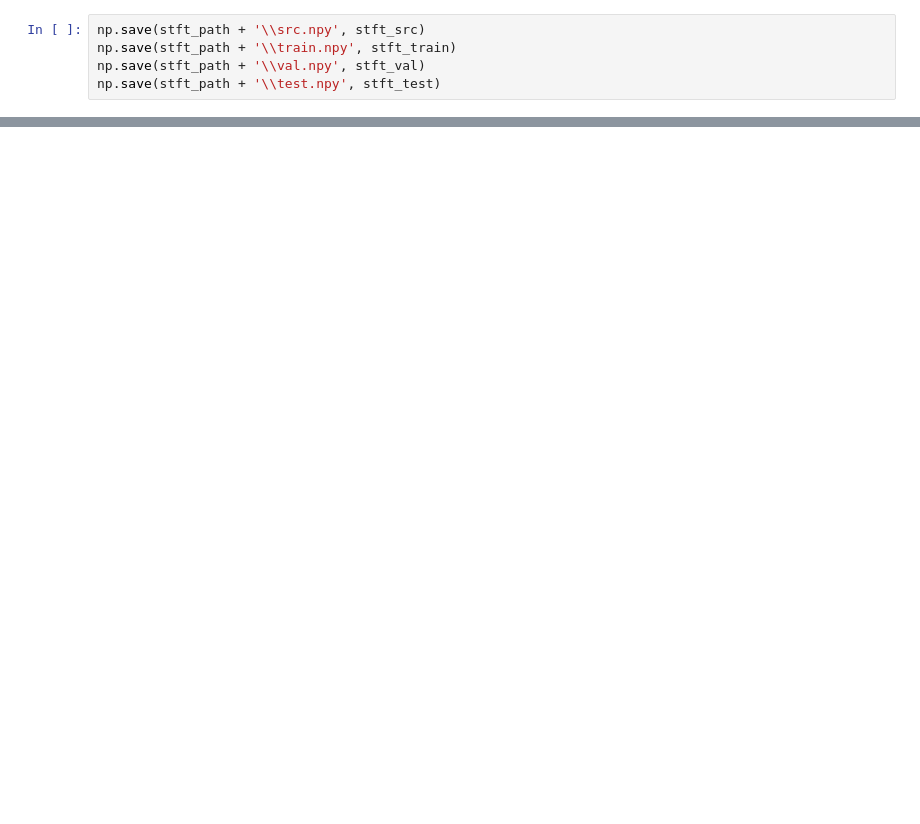
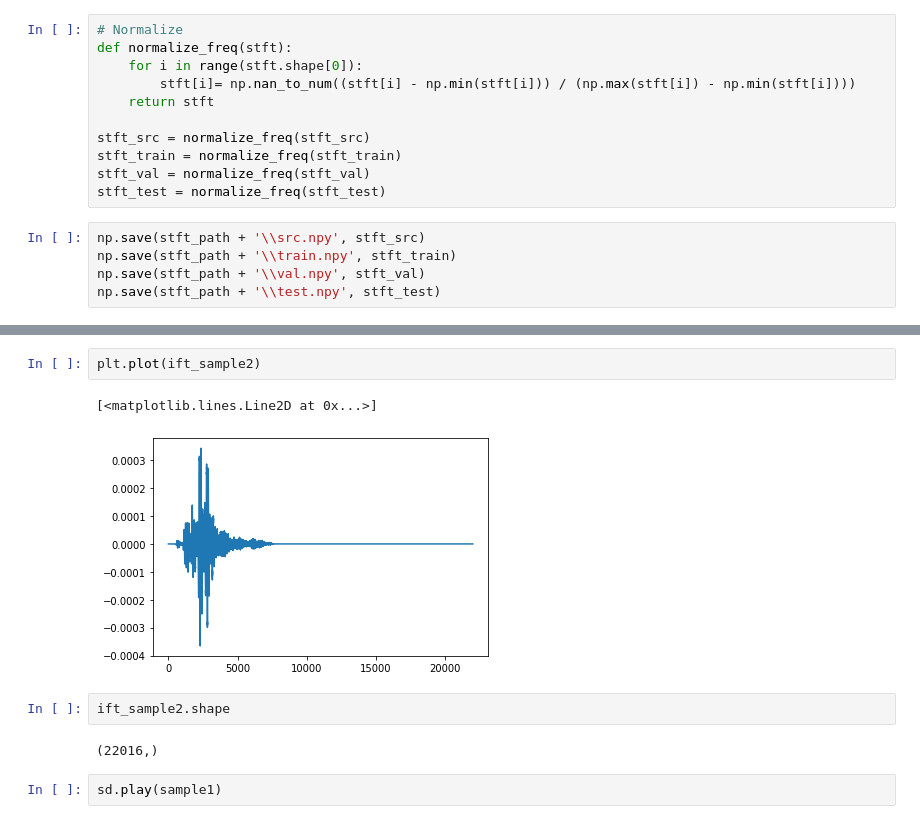
Before and after one commit to elliottwaissbluth/DrumSynthesis, a Jupyter notebook: Drum Synthesis/Data Exploration/preprocess.ipynb, the cells around one changed output, grey strips where cells are left out. Cells and saved outputs as stored; diff of their text form; blank space fills up the shorter version.

```diff
--- a/Drum Synthesis/Data Exploration/preprocess.ipynb
+++ b/Drum Synthesis/Data Exploration/preprocess.ipynb
@@ -58,3 +63,14 @@ stft_test = np.array(stft_test)
+# %%
+# Normalize
+def normalize_freq(stft):
+    for i in range(stft.shape[0]):
+        stft[i]= np.nan_to_num((stft[i] - np.min(stft[i])) / (np.max(stft[i]) - np.min(stft[i])))
+    return stft
+
+stft_src = normalize_freq(stft_src)
+stft_train = normalize_freq(stft_train)
+stft_val = normalize_freq(stft_val)
+stft_test = normalize_freq(stft_test)
 # %%
 np.save(stft_path + '\\src.npy', stft_src)
 np.save(stft_path + '\\train.npy', stft_train)
@@ -62,0 +90,11 @@ np.save(stft_path + '\\test.npy', stft_test)
+# %%
+plt.plot(ift_sample2)
+# %% [output]
+[<matplotlib.lines.Line2D at 0x...>]
+[figure, added]
+# %%
+ift_sample2.shape
+# %% [output]
+(22016,)
+# %%
+sd.play(sample1)
```
Also changed, not shown: parts of 6 cells of this notebook, 2 other files.
